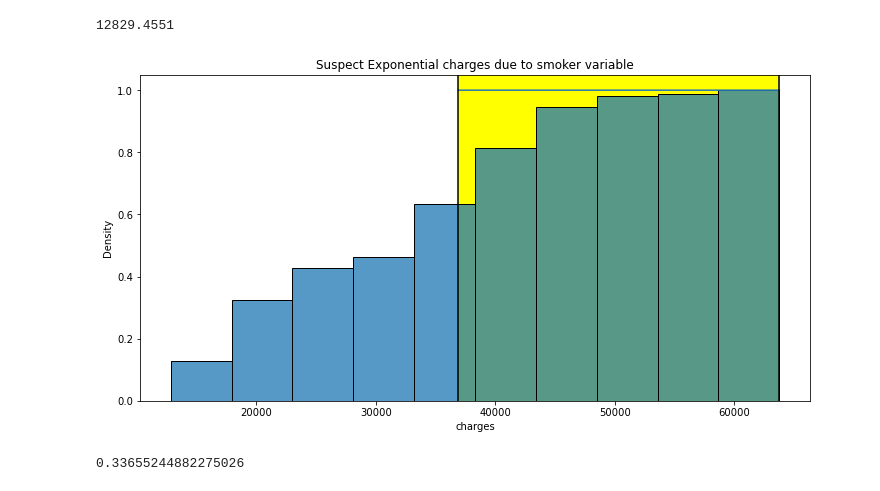
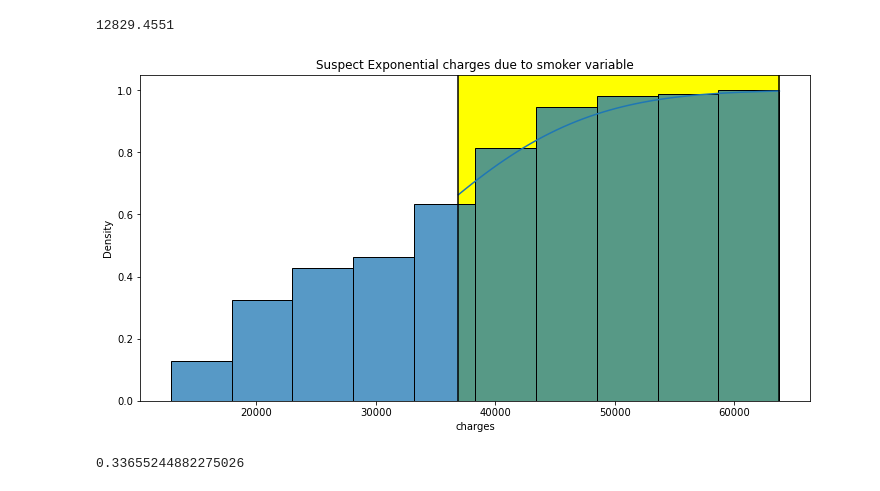
Before and after one commit to RemnantArgon001/Hypothesis-Testing-with-Insurance-Data--Core-, a Jupyter notebook: Hypothesis Testing with Insurance Data (Core).ipynb, the cells around one changed output. Cells and saved outputs as stored; diff of their text form; code cells hidden in the pictures.

```diff
--- a/Hypothesis Testing with Insurance Data (Core).ipynb
+++ b/Hypothesis Testing with Insurance Data (Core).ipynb
@@ -47,7 +47,7 @@ Non_Smokers.head()
 | 4 | 3866.85520 |
 | 5 | 3756.62160 |
 # %%
-data_smoker = Smokers['charges']
+data_Smokers = Smokers['charges']
 mean_smoker = np.mean(data_Smokers)
 print("The mean charges for a smoker are: ", mean_smoker)
 std_smoker = np.std(data_Smokers)
@@ -133,16 +133,16 @@ high_end = max_smoker
 # %%
 x_range = np.linspace(low_end, high_end)
 # %%
-cdf = stats.norm.cdf(x_range, loc=mean, scale=std)
+cdf = stats.norm.cdf(x_range, loc=mean_smoker, scale=std_smoker)
 fig, ax = plt.subplots(figsize=(12,6))
-sns.histplot(x=data, stat='density', cumulative = True)
+sns.histplot(x=data_smoker, stat='density', cumulative = True)
 ax.plot(x_range,cdf)
 ax.axvline(low_end, color= 'black')
 ax.axvline(high_end, color ='black')
 ax.axvspan(low_end, high_end, color ='yellow', zorder = 0)
 ax.set_title('Suspect Exponential charges due to smoker variable');
 # %% [output]
-[figure, old version]
+[figure, new version]
 # %%
 
 1-stats.norm.cdf(low_end, loc=np.mean(data_smoker), scale= np.std(data_smoker))
```
Also changed, not shown: parts of 16 cells of this notebook.
